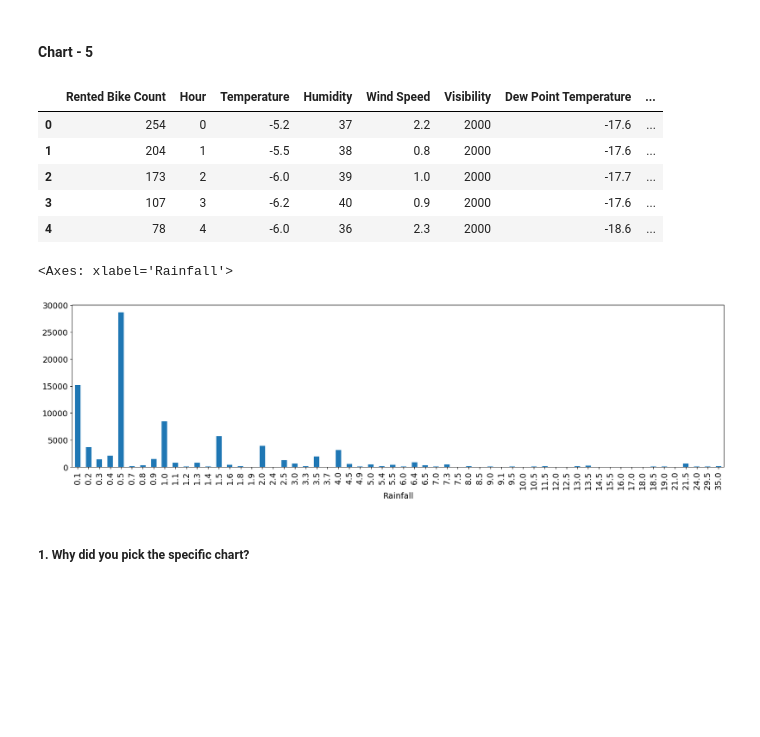
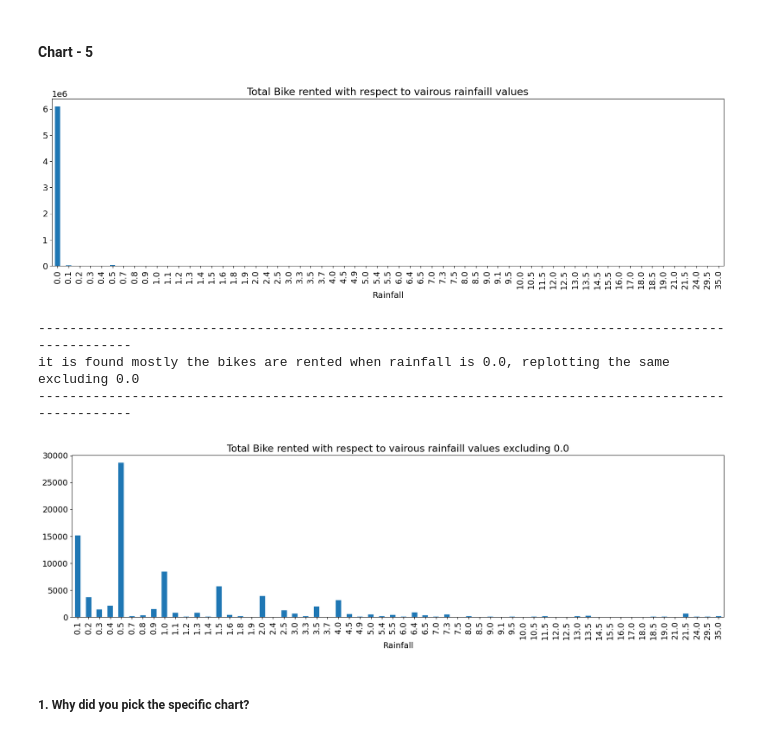
Before and after one commit to azizdafi/Bike-Sharing-Prediction, a Jupyter notebook: Bike_sharing_demand_Prediction_Sayed_Aziz.ipynb, the cells around one changed output. Cells and saved outputs as stored; diff of their text form; code cells hidden in the pictures; blank space fills up the shorter version.

Commit message:
charts added upto 10

```diff
--- a/Bike_sharing_demand_Prediction_Sayed_Aziz.ipynb
+++ b/Bike_sharing_demand_Prediction_Sayed_Aziz.ipynb
@@ -548,28 +560,29 @@ df.head()
 | 4 | 78 | 4 | -6.0 | 36 | 2.3 | 2000 | -18.6 | ... |
 # %% [markdown]
 #### Chart - 5
-# %%
-df.head()
-# %% [output]
-|  | Rented Bike Count | Hour | Temperature | Humidity | Wind Speed | Visibility | Dew Point Temperature | ... |
-| 0 | 254 | 0 | -5.2 | 37 | 2.2 | 2000 | -17.6 | ... |
-| 1 | 204 | 1 | -5.5 | 38 | 0.8 | 2000 | -17.6 | ... |
-| 2 | 173 | 2 | -6.0 | 39 | 1.0 | 2000 | -17.7 | ... |
-| 3 | 107 | 3 | -6.2 | 40 | 0.9 | 2000 | -17.6 | ... |
-| 4 | 78 | 4 | -6.0 | 36 | 2.3 | 2000 | -18.6 | ... |
-# %%
-from pandas.core.groupby import groupby
-# Chart - 5 visualization code
-rainfall_rent = df.groupby(['Rainfall'])['Rented Bike Count'].sum()
-# rainfall_rent_filtered = rainfall_rent[~((rainfall_rent.index == 0.0) | (rainfall_rent.index == 0.5))]
-
-rainfall_rent_filtered = rainfall_rent[~(rainfall_rent.index == 0.0)]
-plt.rcParams['figure.figsize'] = (20, 5)
-rainfall_rent_filtered.plot.bar()
-# print(rainfall_rent_filtered)
-# %% [output]
-<Axes: xlabel='Rainfall'>
-[figure, removed]
+# %%
+# Chart - 5 visualization code
+rainfall_rent = df.groupby(['Rainfall'])['Rented Bike Count'].sum()
+plt.rcParams['figure.figsize'] = (20, 5)
+rainfall_rent.plot.bar()
+plt.title('Total Bike rented with respect to vairous rainfaill values')
+plt.show()
+print('-'*100)
+print('it is found mostly the bikes are rented when rainfall is 0.0, replotting the same excluding 0.0')
+print('-'*100)
+
+rainfall_rent_filtered = rainfall_rent[~(rainfall_rent.index == 0.0)]
+
+rainfall_rent_filtered.plot.bar()
+plt.title('Total Bike rented with respect to vairous rainfaill values excluding 0.0')
+plt.show()
+# print(rainfall_rent_filtered)
+# %% [output]
+[figure, added]
+----------------------------------------------------------------------------------------------------
+it is found mostly the bikes are rented when rainfall is 0.0, replotting the same excluding 0.0
+----------------------------------------------------------------------------------------------------
+[figure, added]
 # %% [markdown]
 ##### 1. Why did you pick the specific chart?
 # %% [markdown]
```
Also changed, not shown: parts of 24 cells of this notebook.
